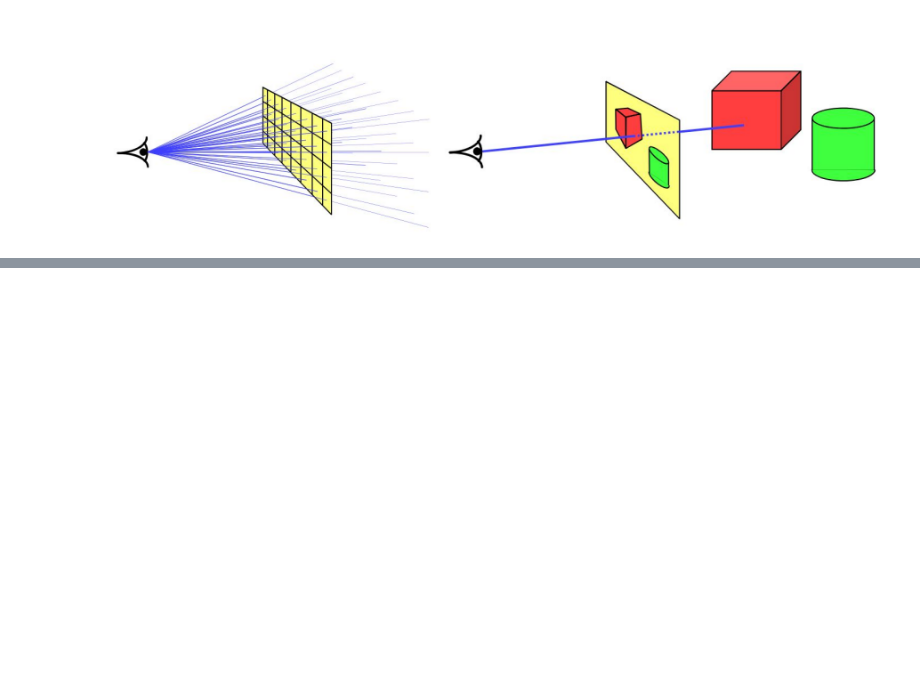
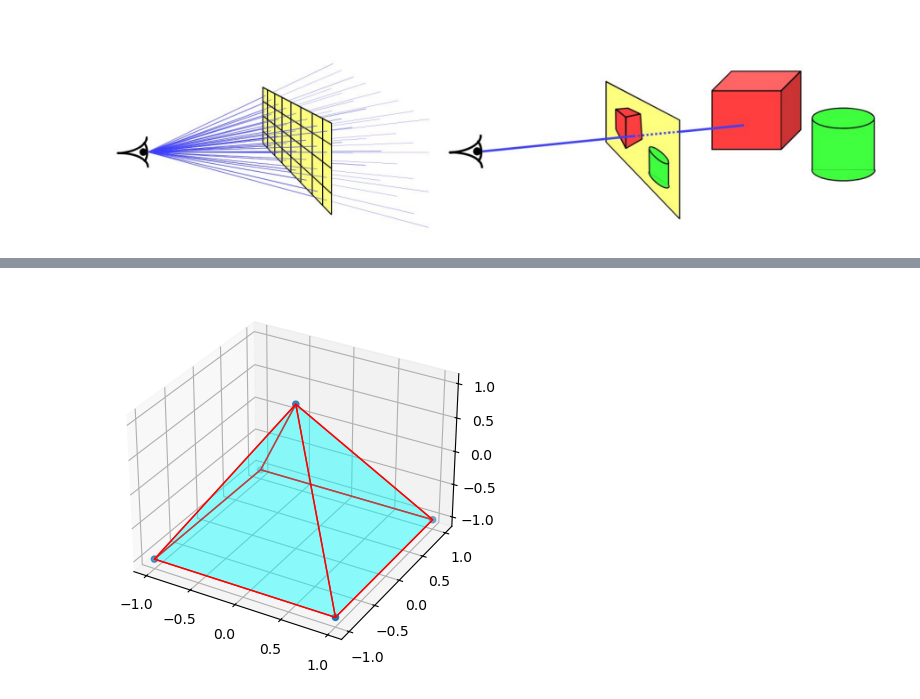
Before and after one commit to nikolayzhechev/Ray-Tracing-Algorithm-and-Ray-Tracer, a Jupyter notebook: Notes.ipynb, the cells around one changed output, grey strips where cells are left out. Saved outputs shown, nothing was run; the diff lists cells and outputs as text; code cells hidden in the pictures; blank space fills up the shorter version.

```diff
--- a/Notes.ipynb
+++ b/Notes.ipynb
@@ -90,0 +115,4 @@ Set the screen plane pixel to the nearest recorded color.
+# %%
+define_pyramid()
+# %% [output]
+[figure, added]
```
Also changed, not shown: parts of 15 cells of this notebook.
